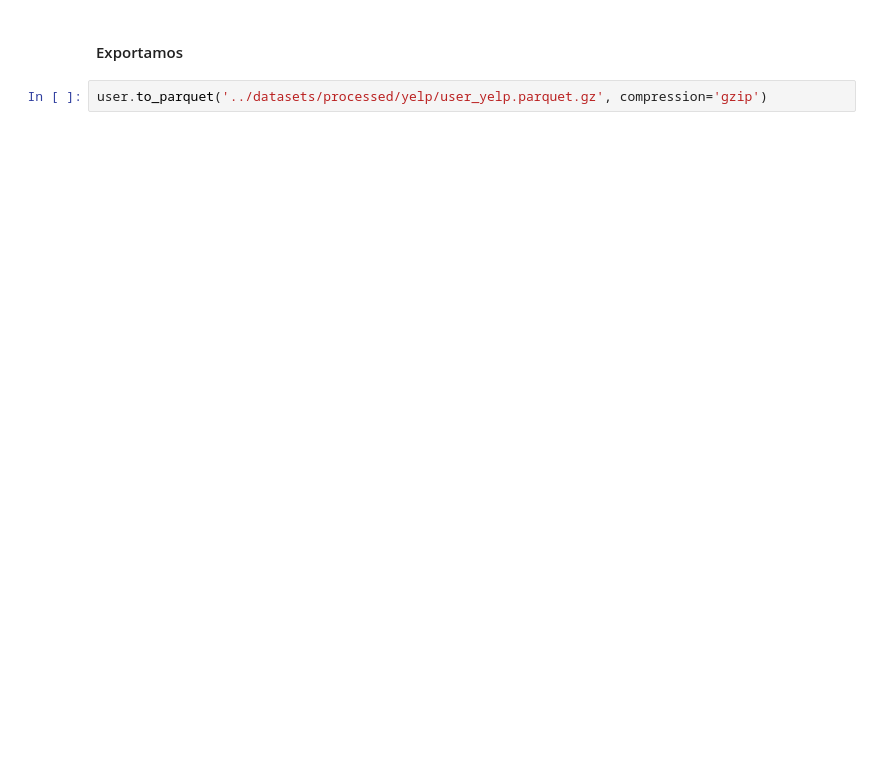
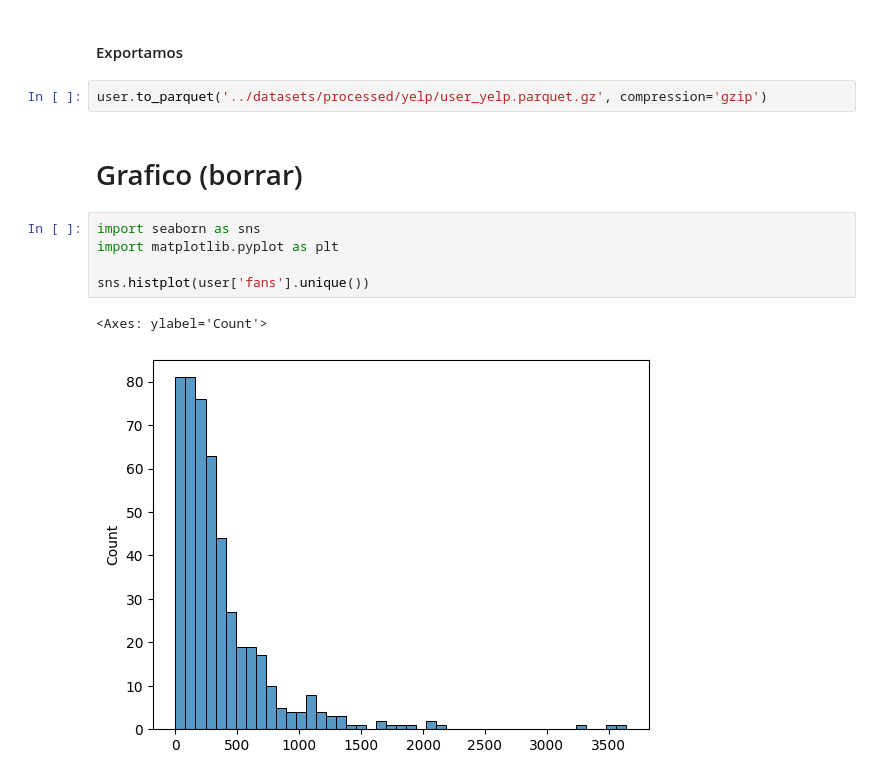
Before and after one commit to Paniceres/GP_Henry, a Jupyter notebook: etl-eda/etl_user_yelp.ipynb, the cells around one changed output. Cells and saved outputs as stored; diff of their text form; blank space fills up the shorter version.

```diff
--- a/etl-eda/etl_user_yelp.ipynb
+++ b/etl-eda/etl_user_yelp.ipynb
@@ -165,3 +172,13 @@ user
 #### Exportamos
 # %%
 user.to_parquet('../datasets/processed/yelp/user_yelp.parquet.gz', compression='gzip')
+# %% [markdown]
+# Grafico (borrar)
+# %%
+import seaborn as sns
+import matplotlib.pyplot as plt
+
+sns.histplot(user['fans'].unique())
+# %% [output]
+<Axes: ylabel='Count'>
+[figure, added]
```
Also changed, not shown: parts of 10 cells of this notebook, 2 other files.
